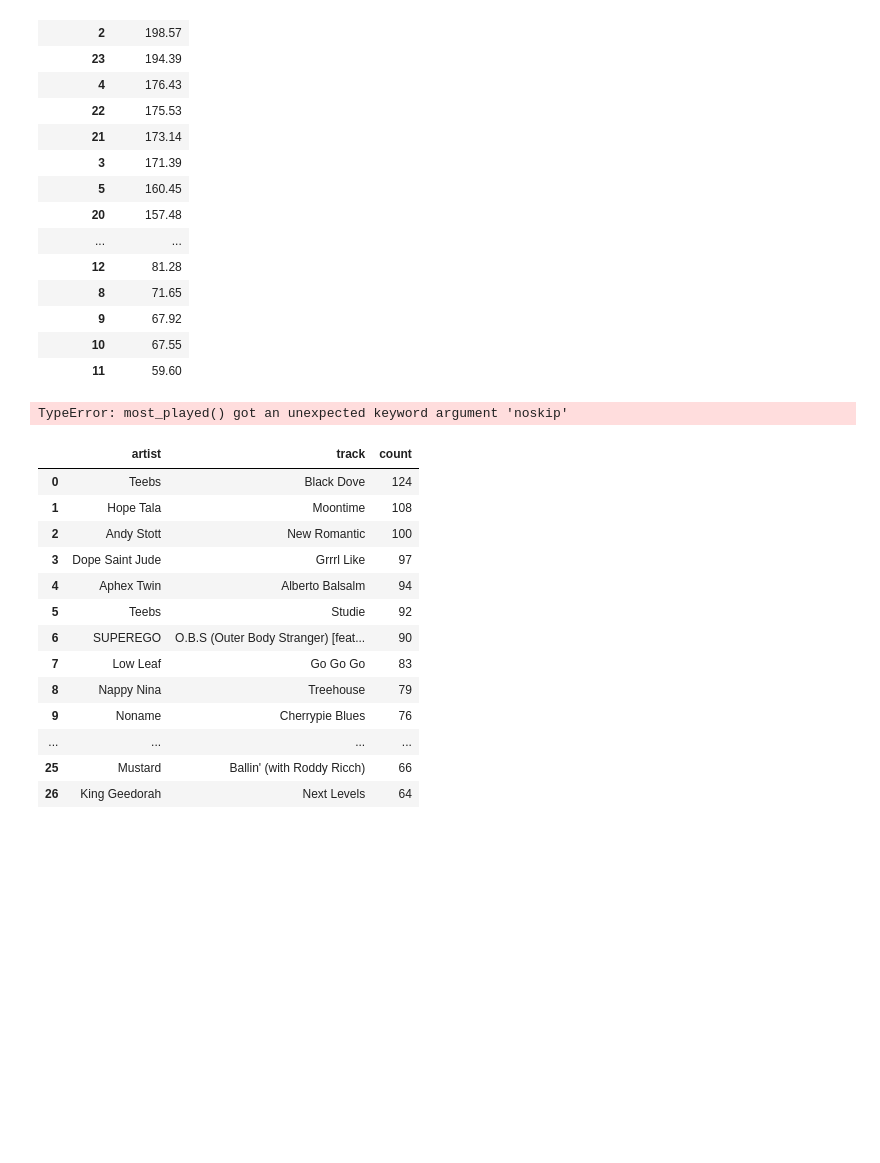
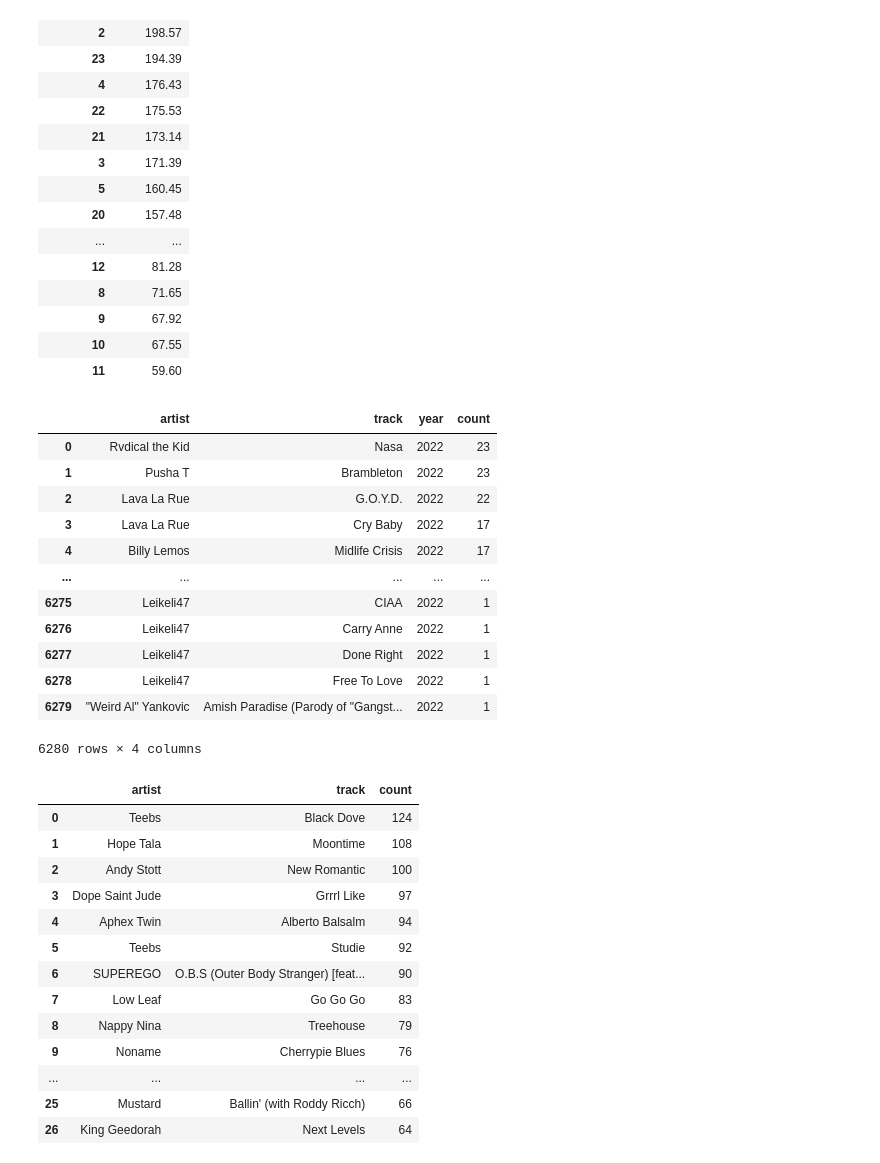
Before and after one commit to mmmuir/CL_DA2, a Jupyter notebook: ios_analysis.ipynb, the cells around one changed output. Drawn from its saved outputs; the diff is of its cells as text; code cells hidden in the pictures; blank space fills up the shorter version.

```diff
--- a/ios_analysis.ipynb
+++ b/ios_analysis.ipynb
@@ -74,7 +74,9 @@ def del_skips(deef):
     return deef.query("(playtime_s / duration) > 0.75").reset_index()
 
 
-def most_played(df, years=False, noskips=False, artists=False, album=False, nofeatures=False):
+def most_played(
+    df, years=False, noskips=False, artists=False, album=False, nofeatures=False
+):
     # Todo: test against duration
     cols = ["artist", "track", "year"]
     if noskips:
@@ -173,9 +173,21 @@ music_streams.loc[:, ["playtime_h", "timestamp"]].groupby(
 | 11 | 59.60 |
 # %%
 # Most played songs 2022
-most_played(music_streams, noskip=True, years=[2022])
+most_played(music_streams, noskips=True, years=[2022])
 # %% [output]
+|  | artist | track | year | count |
+| 0 | Rvdical the Kid | Nasa | 2022 | 23 |
+| 1 | Pusha T | Brambleton | 2022 | 23 |
+| 2 | Lava La Rue | G.O.Y.D. | 2022 | 22 |
+| 3 | Lava La Rue | Cry Baby | 2022 | 17 |
+| 4 | Billy Lemos | Midlife Crisis | 2022 | 17 |
+| ... | ... | ... | ... | ... |
+| 6275 | Leikeli47 | CIAA | 2022 | 1 |
+| 6276 | Leikeli47 | Carry Anne | 2022 | 1 |
+| 6277 | Leikeli47 | Done Right | 2022 | 1 |
+| 6278 | Leikeli47 | Free To Love | 2022 | 1 |
+| 6279 | "Weird Al" Yankovic | Amish Paradise (Parody of "Gangst... | 2022 | 1 |
-TypeError: most_played() got an unexpected keyword argument 'noskip'
+6280 rows × 4 columns
 # %%
 # Top 30 most played tracks over the entire dataset
 most_played(music_streams).head(30)
```
Also changed, not shown: parts of 25 cells of this notebook, 1 other file.
